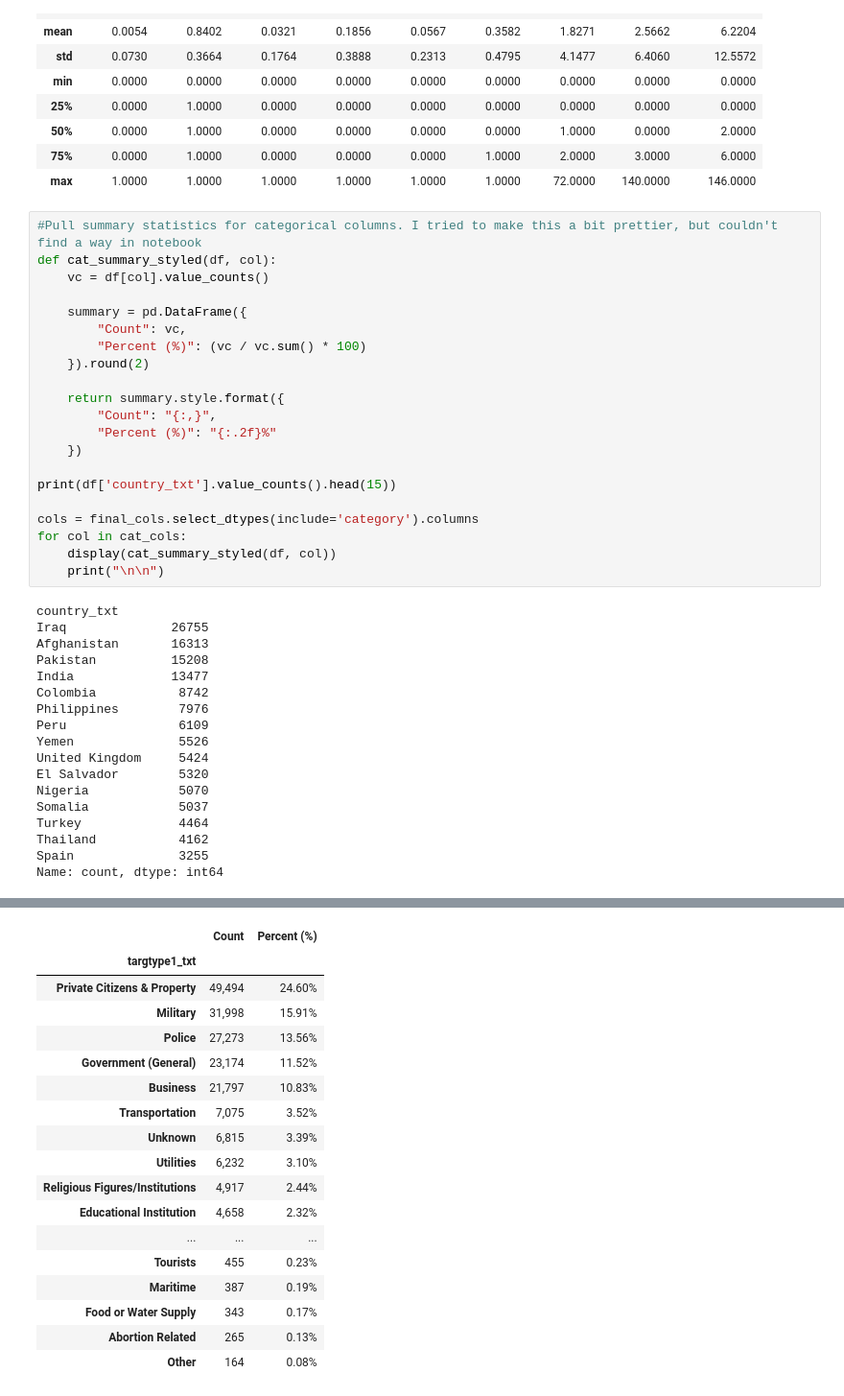
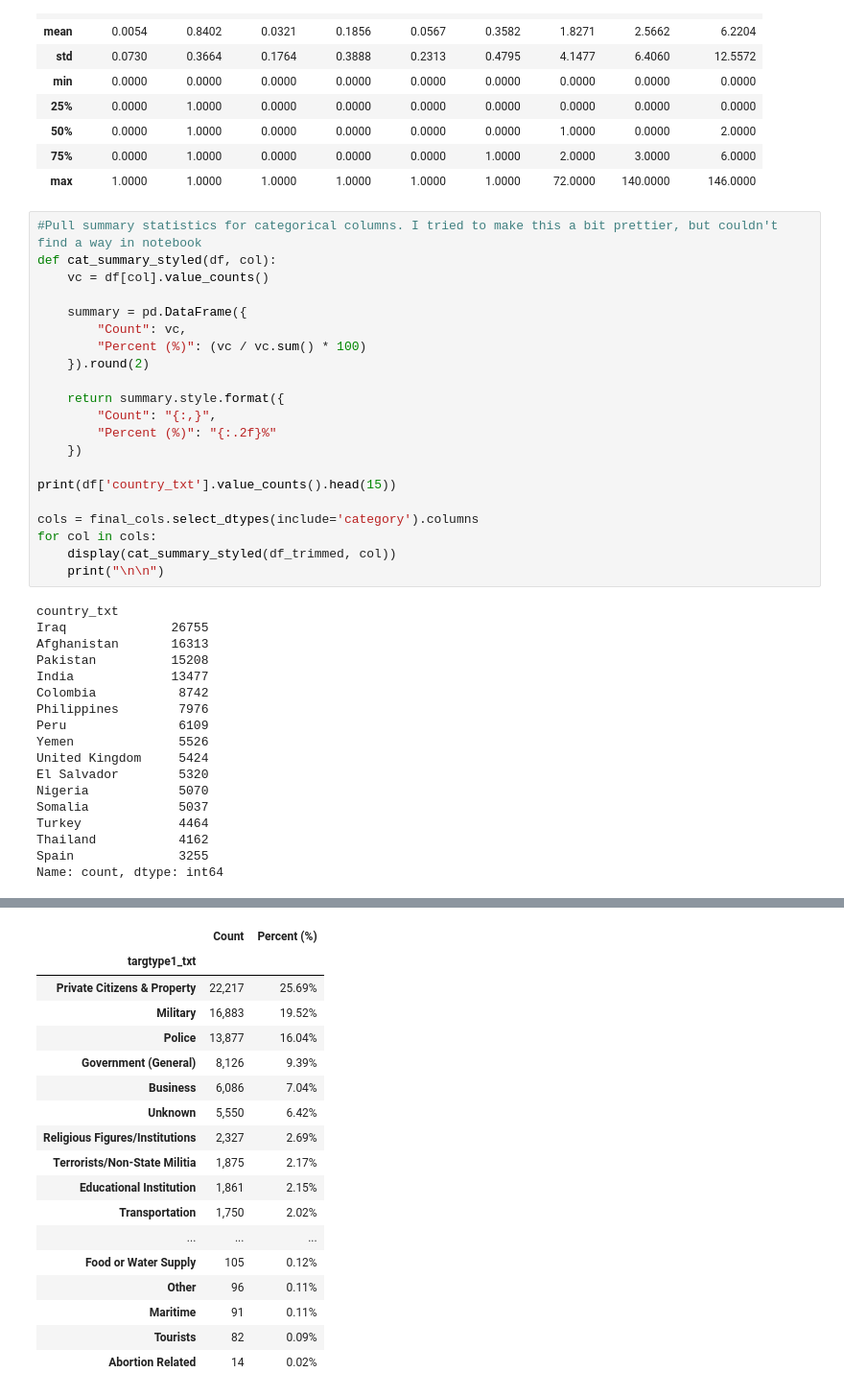
Before and after one commit to alistairTamu/STAT654_Group_Project, a Jupyter notebook: GTDEDA_Final.ipynb, the cells around one changed output, grey strips where cells are left out. Shown at 96% size. Saved outputs shown, nothing was run; the diff lists cells and outputs as text.

```diff
--- a/GTDEDA_Final.ipynb
+++ b/GTDEDA_Final.ipynb
@@ -640,8 +643,8 @@ def cat_summary_styled(df, col):
 print(df['country_txt'].value_counts().head(15))
 
 cols = final_cols.select_dtypes(include='category').columns
-for col in cat_cols:
-    display(cat_summary_styled(df, col))
+for col in cols:
+    display(cat_summary_styled(df_trimmed, col))
     print("\n\n")
 # %% [output]
 country_txt
@@ -707,20 +710,20 @@ Name: count, dtype: int64
 |  | Count | Percent (%) |
 | targtype1_txt |  |  |
-| Private Citizens & Property | 49,494 | 24.60% |
-| Military | 31,998 | 15.91% |
-| Police | 27,273 | 13.56% |
-| Government (General) | 23,174 | 11.52% |
-| Business | 21,797 | 10.83% |
-| Transportation | 7,075 | 3.52% |
-| Unknown | 6,815 | 3.39% |
-| Utilities | 6,232 | 3.10% |
-| Religious Figures/Institutions | 4,917 | 2.44% |
-| Educational Institution | 4,658 | 2.32% |
+| Private Citizens & Property | 22,217 | 25.69% |
+| Military | 16,883 | 19.52% |
+| Police | 13,877 | 16.04% |
+| Government (General) | 8,126 | 9.39% |
+| Business | 6,086 | 7.04% |
+| Unknown | 5,550 | 6.42% |
+| Religious Figures/Institutions | 2,327 | 2.69% |
+| Terrorists/Non-State Militia | 1,875 | 2.17% |
+| Educational Institution | 1,861 | 2.15% |
+| Transportation | 1,750 | 2.02% |
 | ... | ... | ... |
-| Tourists | 455 | 0.23% |
-| Maritime | 387 | 0.19% |
-| Food or Water Supply | 343 | 0.17% |
-| Abortion Related | 265 | 0.13% |
-| Other | 164 | 0.08% |
+| Food or Water Supply | 105 | 0.12% |
+| Other | 96 | 0.11% |
+| Maritime | 91 | 0.11% |
+| Tourists | 82 | 0.09% |
+| Abortion Related | 14 | 0.02% |
 |  | Count | Percent (%) |
 | weaptype1_txt |  |  |
```
Also changed, not shown: parts of 2 cells of this notebook.
